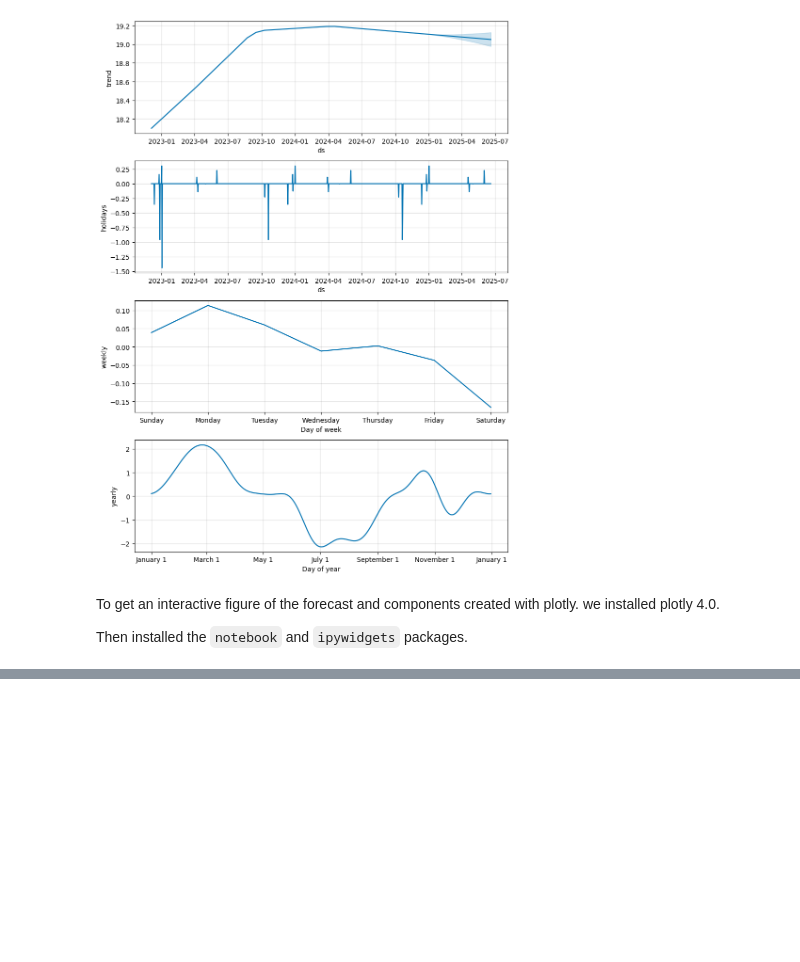
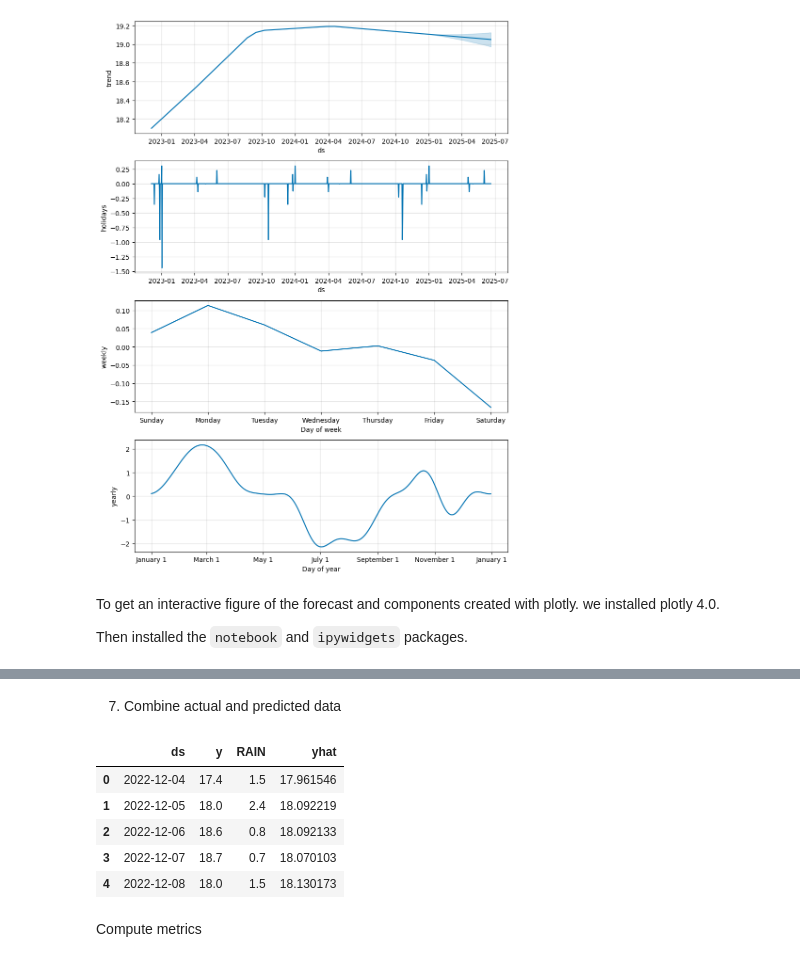
Before and after one commit to Josephnyingi/Clime, a Jupyter notebook: Clime.ipynb, the cells around one changed output, grey strips where cells are left out. Drawn from its saved outputs; the diff is of its cells as text; code cells hidden in the pictures; blank space fills up the shorter version.

```diff
--- a/Clime.ipynb
+++ b/Clime.ipynb
@@ -259,3 +260,18 @@ plot_components_plotly(m, forecast)
 # %% [output]
 Discarding nonzero nanoseconds in conversion.
 [interactive output not drawn]
+# %% [markdown]
+7. Combine actual and predicted data
+# %%
+# Merge actual and predicted data
+merged_data = pd.merge(weather, forecast[['ds', 'yhat']], on='ds', how='left')
+merged_data.head()
+# %% [output]
+|  | ds | y | RAIN | yhat |
+| 0 | 2022-12-04 | 17.4 | 1.5 | 17.961546 |
+| 1 | 2022-12-05 | 18.0 | 2.4 | 18.092219 |
+| 2 | 2022-12-06 | 18.6 | 0.8 | 18.092133 |
+| 3 | 2022-12-07 | 18.7 | 0.7 | 18.070103 |
+| 4 | 2022-12-08 | 18.0 | 1.5 | 18.130173 |
+# %% [markdown]
+Compute metrics
```
Also changed, not shown: parts of 15 cells of this notebook.
